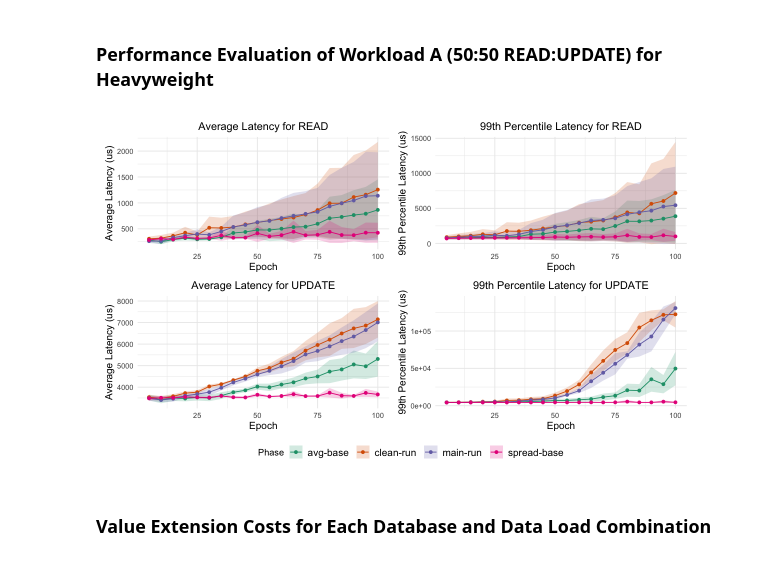
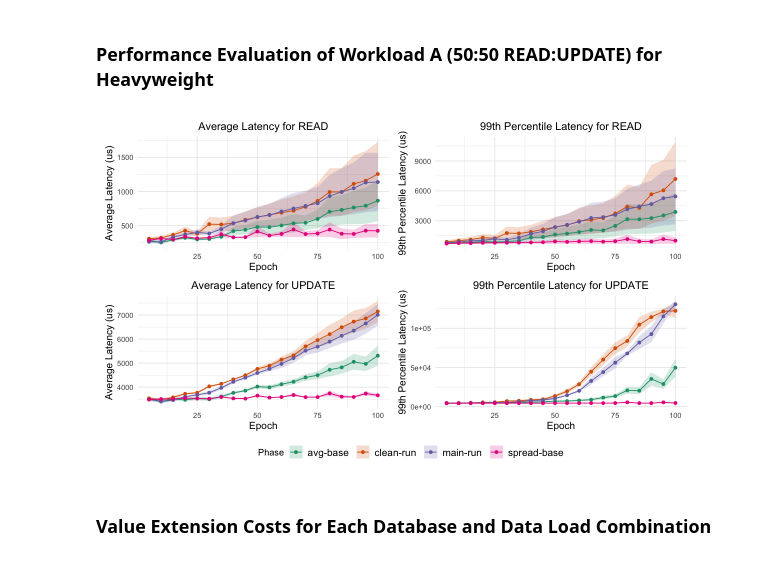
Before and after one commit to dliyanage/YCSB-IVS, a Jupyter notebook: analysis/Scripts/analysis.ipynb, the cells around one changed output. Cells and saved outputs as stored; diff of their text form; code cells hidden in the pictures.

```diff
--- a/analysis/Scripts/analysis.ipynb
+++ b/analysis/Scripts/analysis.ipynb
@@ -108,13 +110,13 @@ for (database in databases) {
         summarise(
           Latency_mean = mean(AverageLatency.us., na.rm = TRUE),
           Latency_se = sd(AverageLatency.us., na.rm = TRUE) / sqrt(n()),
-          Latency_lower = Latency_mean - 1.96 * Latency_se,
-          Latency_upper = Latency_mean + 1.96 * Latency_se,
+          Latency_lower = Latency_mean - Latency_se,
+          Latency_upper = Latency_mean + Latency_se,
 
           TP_mean = mean(Throughput.ops.sec., na.rm = TRUE),
           TP_se = sd(Throughput.ops.sec., na.rm = TRUE) / sqrt(n()),
-          TP_lower = TP_mean - 1.96 * TP_se,
-          TP_upper = TP_mean + 1.96 * TP_se,
+          TP_lower = TP_mean - TP_se,
+          TP_upper = TP_mean + TP_se,
           .groups = 'drop'
         )
 
@@ -316,8 +318,8 @@ for (database in databases) {
         .groups = "drop"
       ) %>%
       mutate(
-        ci_lower = mean_throughput - 1.96 * se_throughput,
-        ci_upper = mean_throughput + 1.96 * se_throughput
+        ci_lower = mean_throughput - se_throughput,
+        ci_upper = mean_throughput + se_throughput
       )
 
     p_throughput = ggplot(summary_throughput, aes(x = Epoch * 5, y = mean_throughput, color = Phase, fill = Phase)) +
@@ -347,8 +349,8 @@ for (database in databases) {
             .groups = "drop"
           ) %>%
           mutate(
-            ci_lower = mean_metric - 1.96 * se_metric,
-            ci_upper = mean_metric + 1.96 * se_metric
+            ci_lower = mean_metric - se_metric,
+            ci_upper = mean_metric + se_metric
           )
 
         metric_label = paste0(metric_labels[[metric]], " (us)")
@@ -368,34 +370,34 @@ for (database in databases) {
 
         all_plots[[paste0(op, "_", metric)]] = p
       }
     }
 
     # Save latency plots
     latency_plots = all_plots[names(all_plots) != "throughput"]
     latency_final_plot = wrap_plots(latency_plots, ncol = 2) +
       plot_layout(guides = "collect") &
       theme(legend.position = "bottom")
 
     latency_pdf = paste0(analysis_directory, "/Figures/", database, "/", database, "_", scale, "_", dist, "_latency_", toupper(workload), ".pdf")
     pdf(latency_pdf, width = 12, height = 8)
     print(latency_final_plot)
     dev.off()
 
     # Save throughput plot
     throughput_plot = all_plots[["throughput"]] + theme(legend.position = "bottom")
     throughput_pdf = paste0(analysis_directory, "/Figures/", database, "/", database, "_", scale, "_", dist, "_throughput_", toupper(workload), ".pdf")
     pdf(throughput_pdf, width = 6, height = 4)
     print(throughput_plot)
     dev.off()
 
   }
 }
 
 # Optionally show the last plot inline if running interactively
 options(repr.plot.width = 10, repr.plot.height = 6)
 print(latency_final_plot)
 # %% [output]
-[figure, old version]
+[figure, new version]
 # %% [markdown]
 ### Value Extension Costs for Each Database and Data Load Combination
 # %%
```
Also changed, not shown: parts of 1 cell of this notebook, 38 other files.
